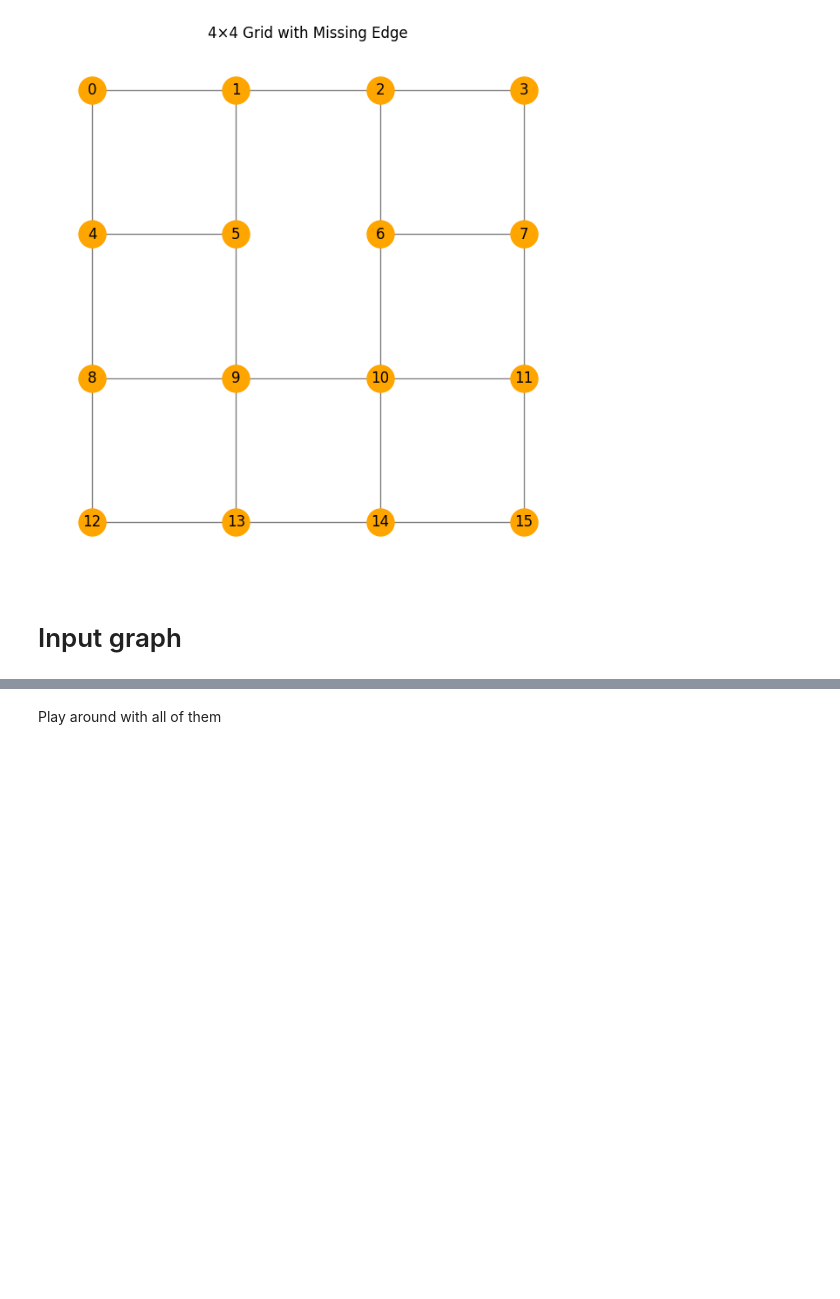
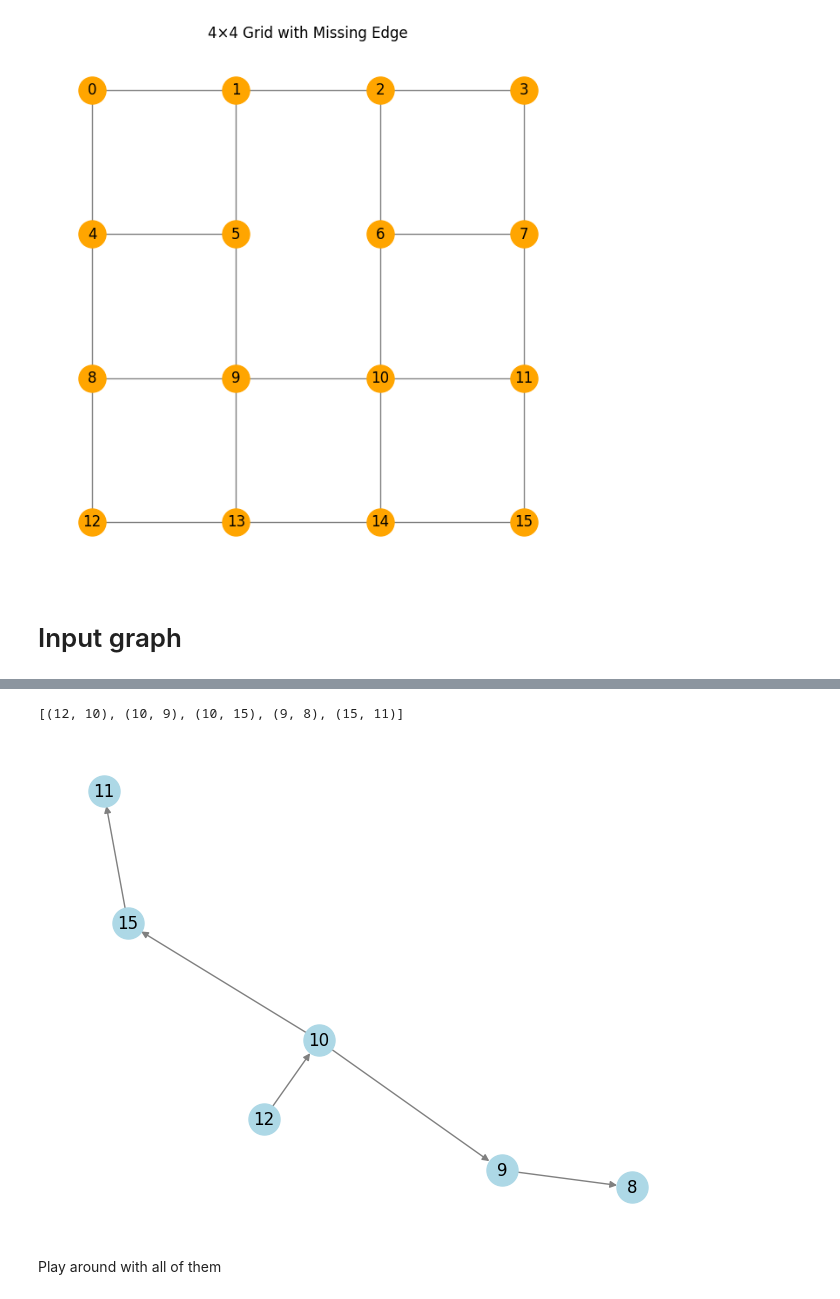
Before and after one commit to king-p3nguin/IonQ-VQI-FLIQ-2025, a Jupyter notebook: IonQ VQI FLIQ 2025.ipynb, the cells around one changed output, grey strips where cells are left out. Cells and saved outputs as stored; diff of their text form; code cells hidden in the pictures; blank space fills up the shorter version.

```diff
--- a/IonQ VQI FLIQ 2025.ipynb
+++ b/IonQ VQI FLIQ 2025.ipynb
@@ -234,3 +233,14 @@ nx.draw(graph_bfs, with_labels=True, node_color='lightblue', edge_color='gray',
+# %%
+graph_copy = graph.copy()
+for u, v in graph_bfs.edges:
+    graph_copy.remove_edge(u, v)
+graph_copy.remove_nodes_from(list(nx.isolates(graph_copy)))
+graph_copy_bfs = generate_root_pair(graph_copy)
+print(graph_copy_bfs.edges)
+nx.draw(graph_copy_bfs, with_labels=True, node_color='lightblue', edge_color='gray', node_size=500)
+# %% [output]
+[(12, 10), (10, 9), (10, 15), (9, 8), (15, 11)]
+[figure, added]
 # %% [markdown]
 Play around with all of them
 # %% [markdown]
```
Also changed, not shown: parts of 15 cells of this notebook, 2 other files.
